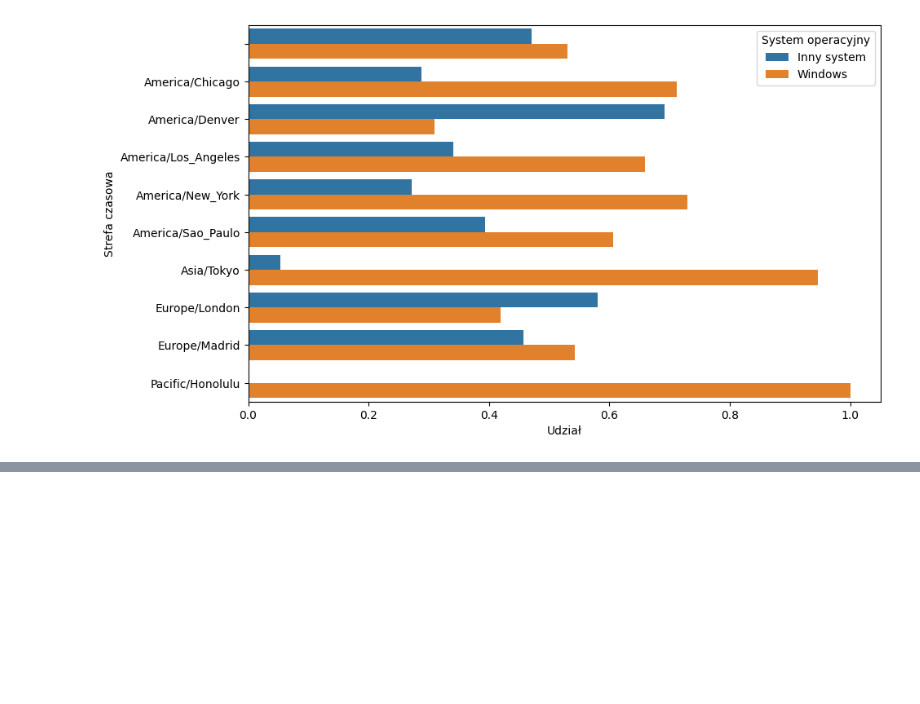
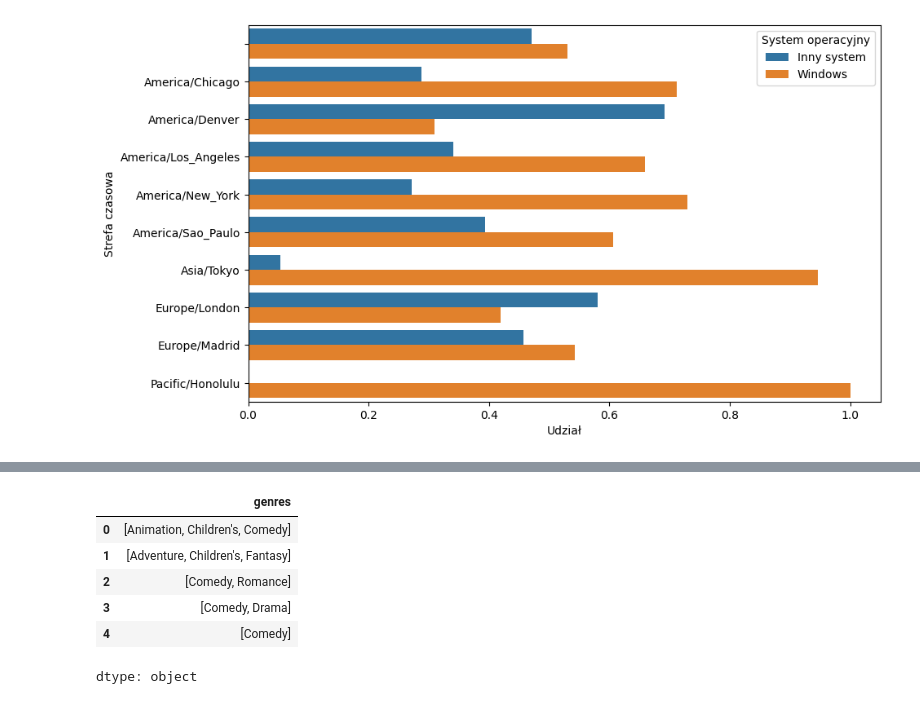
Before and after one commit to url-github/Pandas, a Jupyter notebook: 013_Hel_PywAD_Przykłady_analizy_danych.ipynb, the cells around one changed output, grey strips where cells are left out. Cells and saved outputs as stored; diff of their text form; code cells hidden in the pictures; blank space fills up the shorter version.

```diff
--- a/013_Hel_PywAD_Przykłady_analizy_danych.ipynb
+++ b/013_Hel_PywAD_Przykłady_analizy_danych.ipynb
@@ -465,0 +640,10 @@ genre_ratings[:10]
+# %%
+movies["genres"].head().str.split("|").head(5)
+# %% [output]
+|  | genres |
+| 0 | [Animation, Children's, Comedy] |
+| 1 | [Adventure, Children's, Fantasy] |
+| 2 | [Comedy, Romance] |
+| 3 | [Comedy, Drama] |
+| 4 | [Comedy] |
+dtype: object
```
Also changed, not shown: parts of 52 cells of this notebook.
